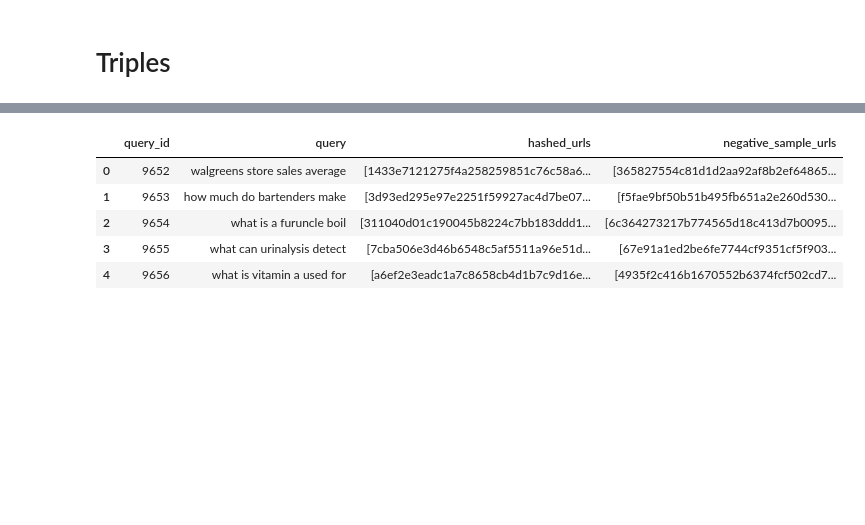
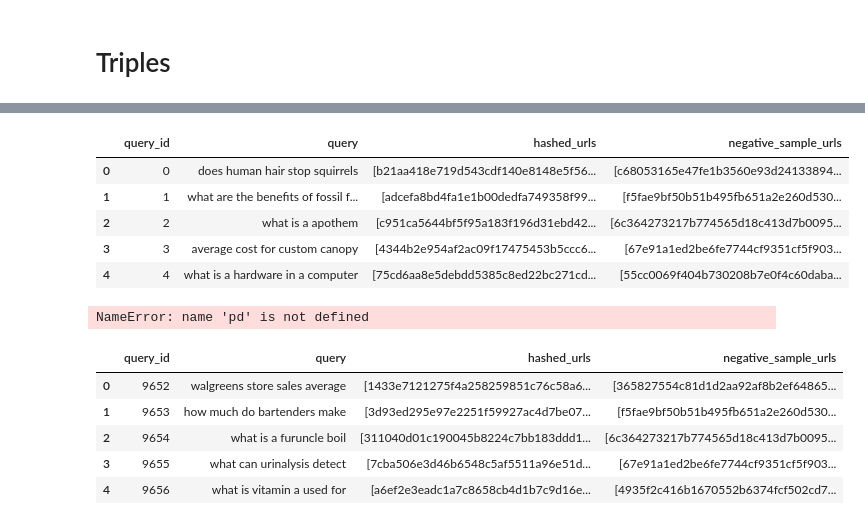
Before and after one commit to oleksandr-diudiun/mlx-week3, a Jupyter notebook: notebooks/sid_rr_loop.ipynb, the cells around one changed output, grey strips where cells are left out. Saved outputs shown, nothing was run; the diff lists cells and outputs as text; code cells hidden in the pictures; blank space fills up the shorter version.

```diff
--- a/sid_rr_loop.ipynb
+++ b/notebooks/sid_rr_loop.ipynb
@@ -171 +167,10 @@ training_dataset_copy[triple_columns].head()
+# %%
+test_dataset_with_negative_samples.head()
+# %% [output]
+|  | query_id | query | hashed_urls | negative_sample_urls |
+| 0 | 0 | does human hair stop squirrels | [b21aa418e719d543cdf140e8148e5f56... | [c68053165e47fe1b3560e93d24133894... |
+| 1 | 1 | what are the benefits of fossil f... | [adcefa8bd4fa1e1b00dedfa749358f99... | [f5fae9bf50b51b495fb651a2e260d530... |
+| 2 | 2 | what is a apothem | [c951ca5644bf5f95a183f196d31ebd42... | [6c364273217b774565d18c413d7b0095... |
+| 3 | 3 | average cost for custom canopy | [4344b2e954af2ac09f17475453b5ccc6... | [67e91a1ed2be6fe7744cf9351cf5f903... |
+| 4 | 4 | what is a hardware in a computer | [75cd6aa8e5debdd5385c8ed22bc271cd... | [55cc0069f404b730208b7e0f4c60daba... |
 # %%
@@ -183,7 +187,9 @@ validate_dataset_with_negative_samples[triple_columns].to_parquet(
 )
 # %%
 training_dataset_with_negative_samples = pd.read_parquet(
-    "training_dataset_triplets.parquet", engine="pyarrow"
+    "training_dataset_with_negative_samples.parquet", engine="pyarrow"
 )
+# %% [output]
+NameError: name 'pd' is not defined
 # %%
 test_dataset_with_negative_samples = pd.read_parquet(
```
Also changed, not shown: parts of 24 cells of this notebook, 4 other files.
